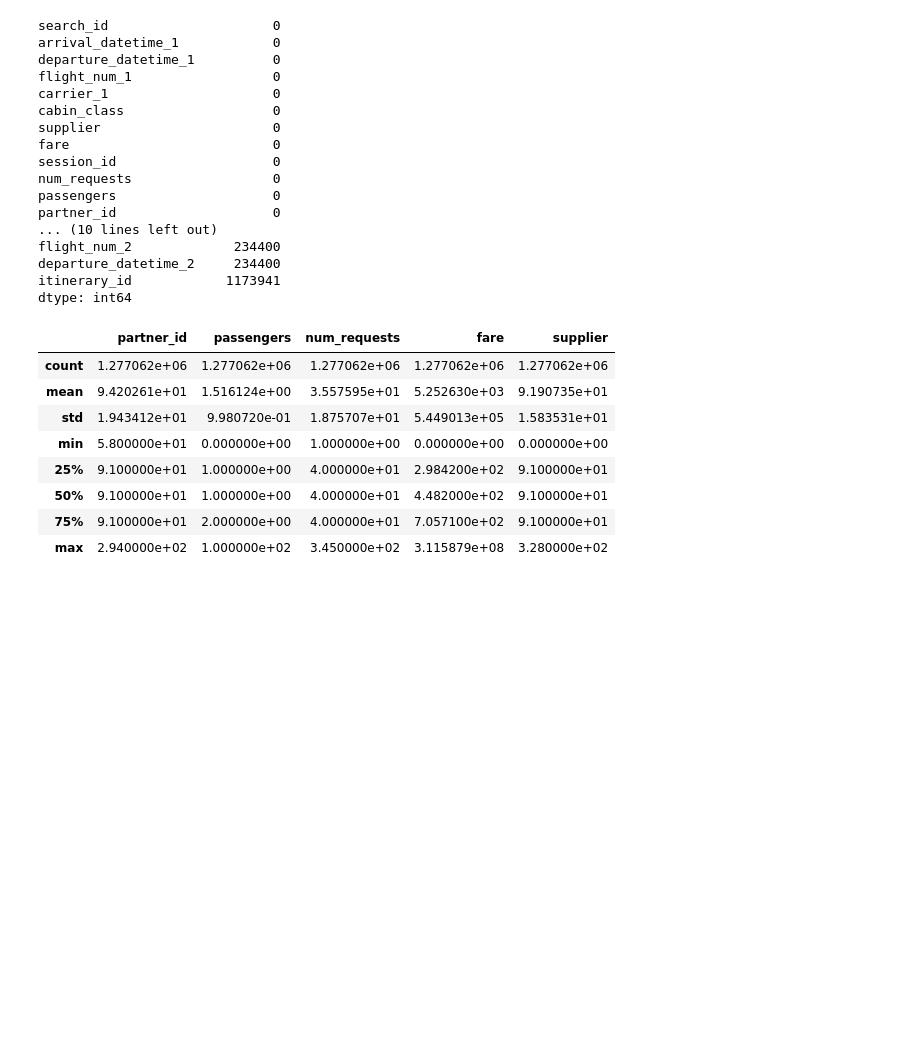
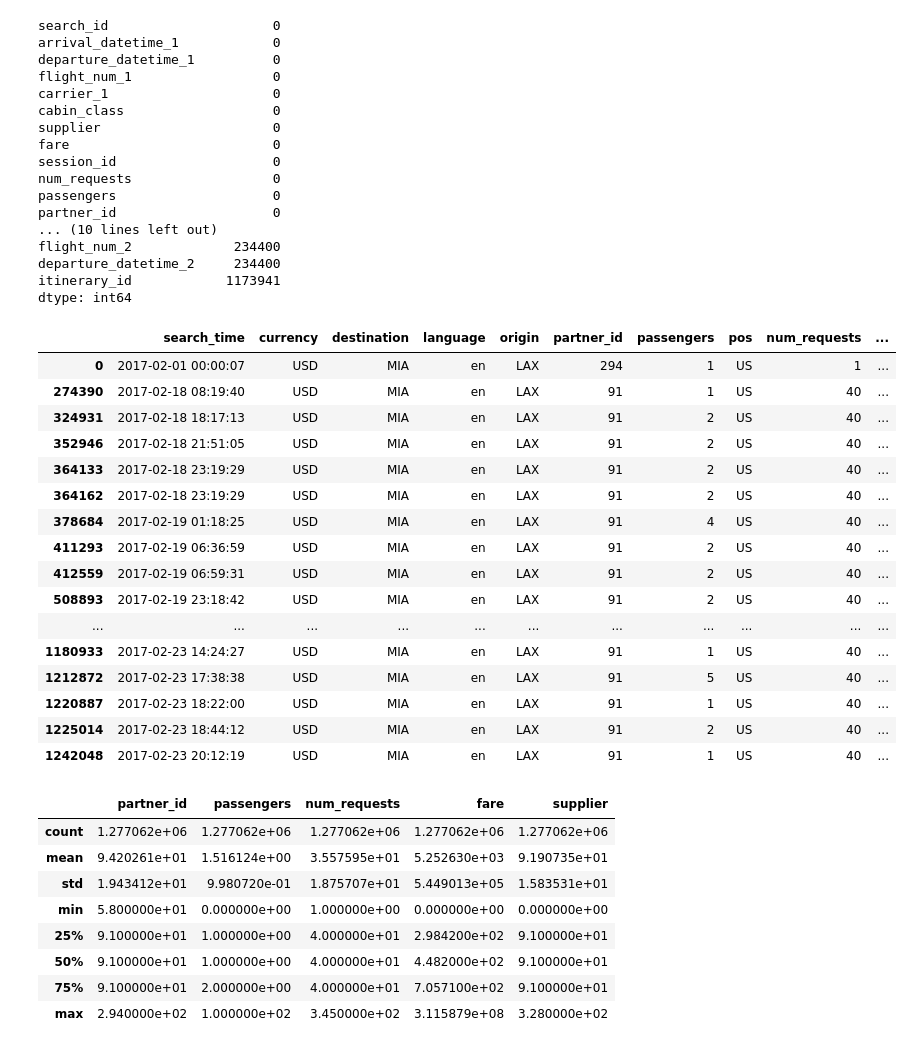
Before and after one commit to easyMil/Is_Individual, a Jupyter notebook: fl.ipynb, the cells around one changed output. Saved outputs shown, nothing was run; the diff lists cells and outputs as text; code cells hidden in the pictures; blank space fills up the shorter version.

```diff
--- a/fl.ipynb
+++ b/fl.ipynb
@@ -49,6 +49,28 @@ flight_num_2             234400
 departure_datetime_2     234400
 itinerary_id            1173941
 dtype: int64
+# %%
+srch[srch['flight_num_1']=='AA1088'].drop(['search_id','session_id','itinerary_id','search_user_id','user_agent'], axis=1)
+#['arrival_datetime_1','departure_datetime_1','flight_num_1','carrier_1','cabin_class','supplier','fare','session_id','num_requests','passengers','partner_id',\
+#'origin','language','search_user_id','destination','currency','search_time']
+# %% [output]
+|  | search_time | currency | destination | language | origin | partner_id | passengers | pos | num_requests | ... |
+| 0 | 2017-02-01 00:00:07 | USD | MIA | en | LAX | 294 | 1 | US | 1 | ... |
+| 274390 | 2017-02-18 08:19:40 | USD | MIA | en | LAX | 91 | 1 | US | 40 | ... |
+| 324931 | 2017-02-18 18:17:13 | USD | MIA | en | LAX | 91 | 2 | US | 40 | ... |
+| 352946 | 2017-02-18 21:51:05 | USD | MIA | en | LAX | 91 | 2 | US | 40 | ... |
+| 364133 | 2017-02-18 23:19:29 | USD | MIA | en | LAX | 91 | 2 | US | 40 | ... |
+| 364162 | 2017-02-18 23:19:29 | USD | MIA | en | LAX | 91 | 2 | US | 40 | ... |
+| 378684 | 2017-02-19 01:18:25 | USD | MIA | en | LAX | 91 | 4 | US | 40 | ... |
+| 411293 | 2017-02-19 06:36:59 | USD | MIA | en | LAX | 91 | 2 | US | 40 | ... |
+| 412559 | 2017-02-19 06:59:31 | USD | MIA | en | LAX | 91 | 2 | US | 40 | ... |
+| 508893 | 2017-02-19 23:18:42 | USD | MIA | en | LAX | 91 | 2 | US | 40 | ... |
+| ... | ... | ... | ... | ... | ... | ... | ... | ... | ... | ... |
+| 1180933 | 2017-02-23 14:24:27 | USD | MIA | en | LAX | 91 | 1 | US | 40 | ... |
+| 1212872 | 2017-02-23 17:38:38 | USD | MIA | en | LAX | 91 | 5 | US | 40 | ... |
+| 1220887 | 2017-02-23 18:22:00 | USD | MIA | en | LAX | 91 | 1 | US | 40 | ... |
+| 1225014 | 2017-02-23 18:44:12 | USD | MIA | en | LAX | 91 | 2 | US | 40 | ... |
+| 1242048 | 2017-02-23 20:12:19 | USD | MIA | en | LAX | 91 | 1 | US | 40 | ... |
 # %%
 srch.describe()
 # %% [output]
```
Also changed, not shown: parts of 1 cell of this notebook.
